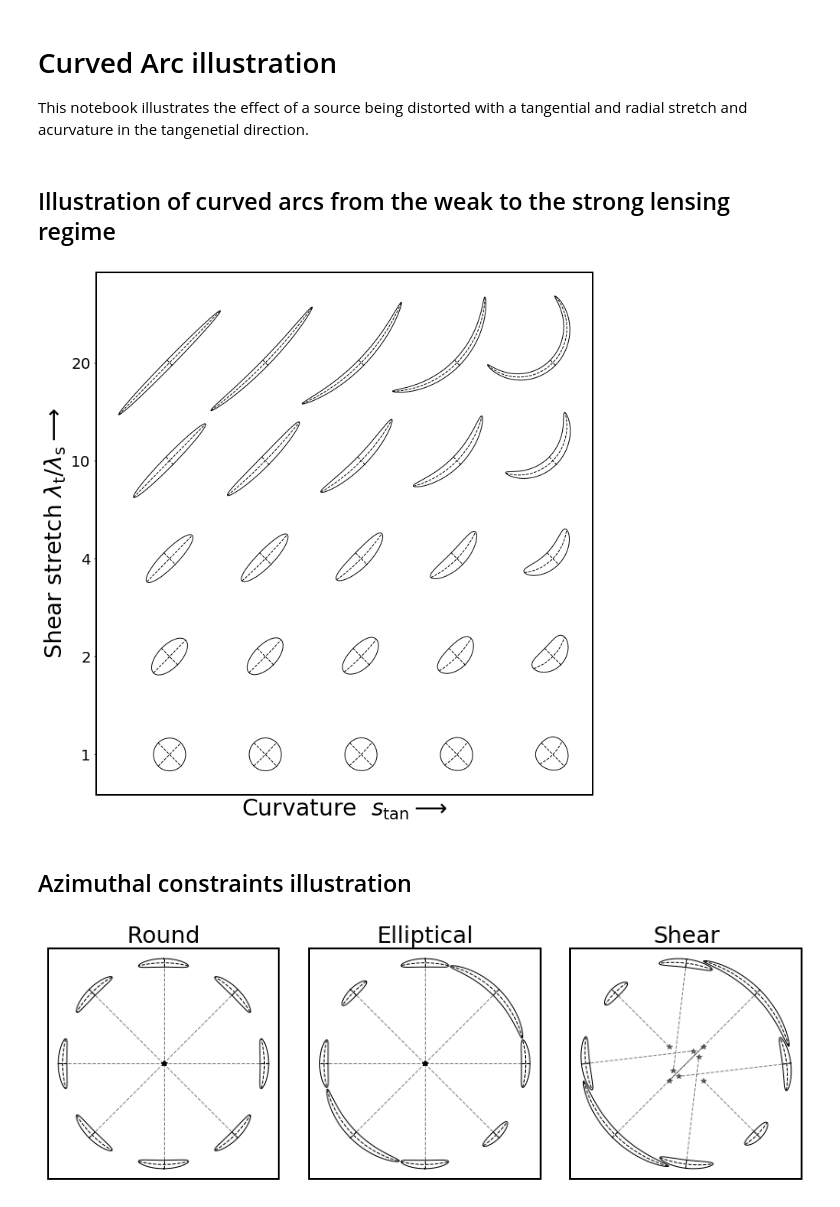
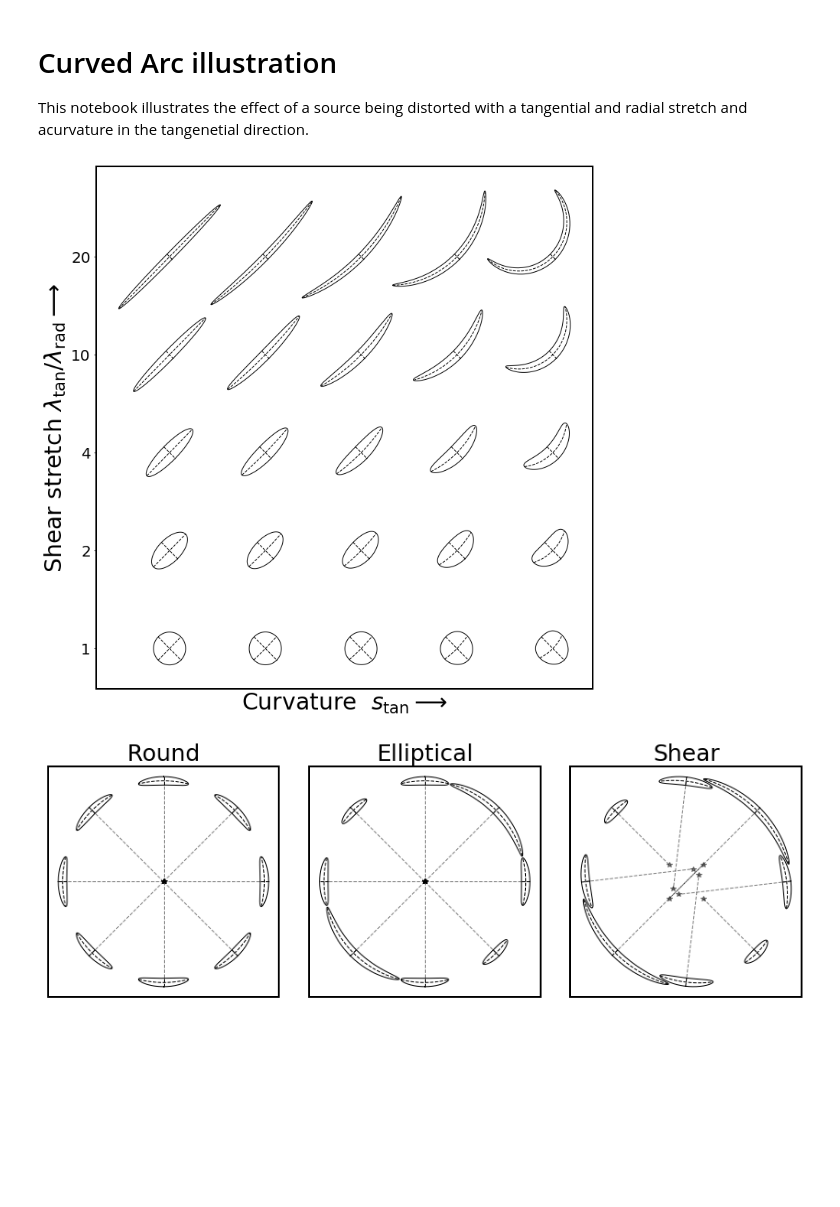
Before and after one commit to sibirrer/curved_arcs, a Jupyter notebook: Notebooks/curved_arc_illustration.ipynb, the cells around one changed output. Cells and saved outputs as stored; diff of their text form; code cells hidden in the pictures; blank space fills up the shorter version.

```diff
--- a/Notebooks/curved_arc_illustration.ipynb
+++ b/Notebooks/curved_arc_illustration.ipynb
@@ -21,44 +22,46 @@ from pylab import rc
 rc('axes', linewidth=2)
 rc('xtick',labelsize=15)
 rc('ytick',labelsize=15)
-# %% [markdown]
-## Illustration of curved arcs from the weak to the strong lensing regime
 # %%
-# tangential-to-radial stretch factor
 tangential_stretch_list = [1, 2, 4, 10, 20]
-tang_max = np.max(tangential_stretch_list)  # maximal value to re-normalize the volume/size of each arc
-curvature_list = [0.00001, 0.2, 0.5, 1, 2]  # curvature (from round to highly curved), corresponding to 1/r_curve
+tang_max = np.max(tangential_stretch_list)
+r_curvature_list = [100, 5, 2, 1, 0.5]
+curvature_list = [0.00001, 0.2, 0.5, 1, 2]
 
 
 f, ax = plt.subplots(1, 1, figsize=(10, 10))
 
 for i in range(len(tangential_stretch_list)):
 
-    for j in range(len(curvature_list)):
+    for j in range(len(r_curvature_list)):
         center_x = j
         center_y = i
         stretch_scale = np.sqrt(tangential_stretch_list[i]/tang_max)*1.5/2
         kwargs_lens_ij = {'tangential_stretch': stretch_scale, 'radial_stretch':1./tangential_stretch_list[i] * stretch_scale,
                         'curvature': curvature_list[j], 'direction': -np.pi/4, 'center_x': center_x, 'center_y': center_y}
+        #plot_arc(ax, kwargs_lens_ij, kwargs_source, x, y)
         lens_plot.plot_arc(ax, stretch_scale=1, with_centroid=False, **kwargs_lens_ij)
 
+    # replace thicks
 
+    # add axis labels
+#ax.set_xlabel(r'Curvature radius $\frac{r_{\rm s}}{\sqrt{\lambda_{\rm t} \lambda_{\rm s}}} \longrightarrow$', fontsize=30)
 ax.set_xlabel(r'Curvature  $s_{\rm tan} \longrightarrow$', fontsize=30)
-ax.set_ylabel(r'Shear stretch $\lambda_{\rm t} / \lambda_{\rm s} \longrightarrow$', fontsize=30)
+ax.set_ylabel(r'Shear stretch $\lambda_{\rm tan} / \lambda_{\rm rad} \longrightarrow$', fontsize=30)
+#ax.get_xaxis().set_visible(False)
 ax.set_xticks([])
+#ax.set_xticklabels([], fontsize=20)
 
 ax.set_yticks([0, 1, 2, 3, 4])
 ax.set_yticklabels(tangential_stretch_list, fontsize=20)
 
 
 plt.tight_layout(pad=0.1, w_pad=0.1, h_pad=1.0)
-# option to save plot
-#plt.savefig('/Users/sibirrer/Science/Publications/ArcPhenomenology/curved_arc_illustration.pdf', format='pdf', dpi=None, facecolor='w', edgecolor='w',
+
+#plt.savefig('/Users/sibirrer/Science/Publications/ArcPhenomenology/AAS/figures/curved_arc_illustration.pdf', format='pdf', dpi=None, facecolor='w', edgecolor='w',
 #        orientation='portrait', papertype=None, transparent=False, bbox_inches=None, pad_inches=0.1, frameon=None, metadata=None)
 plt.show()
 # %% [output]
-[figure, old version]
+[figure, new version]
-# %% [markdown]
-## Azimuthal constraints illustration
 # %%
 
```
Also changed, not shown: parts of 8 cells of this notebook, 1 other file.
